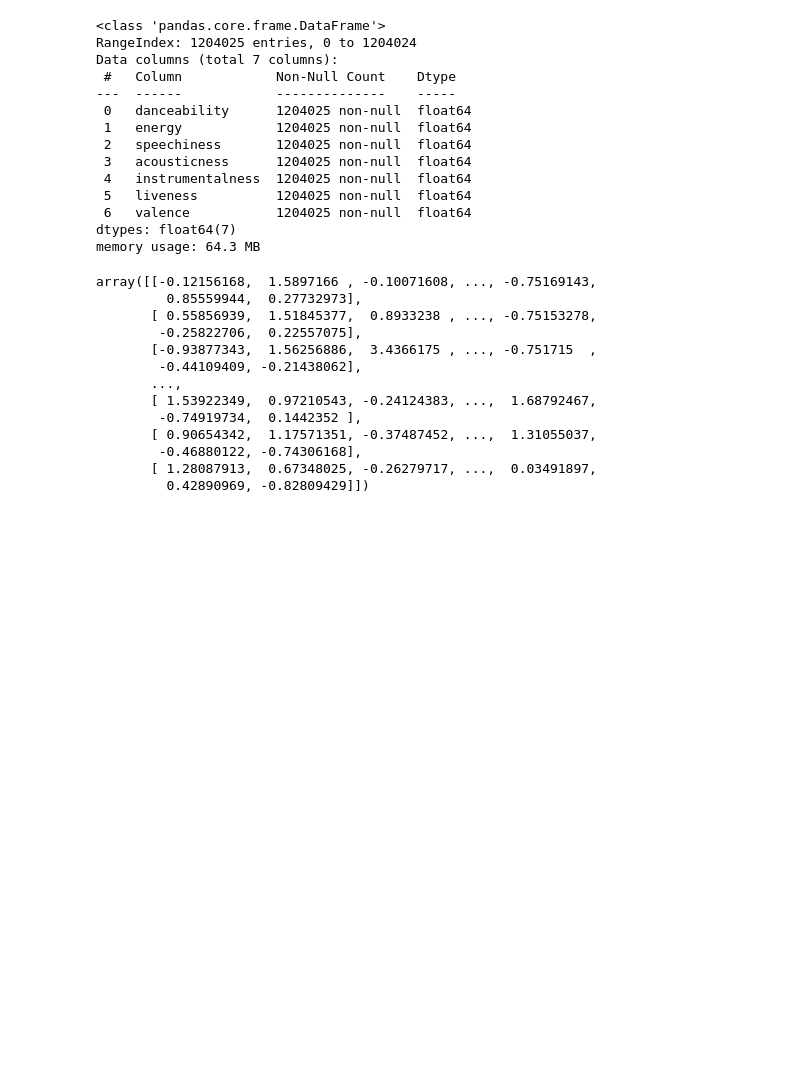
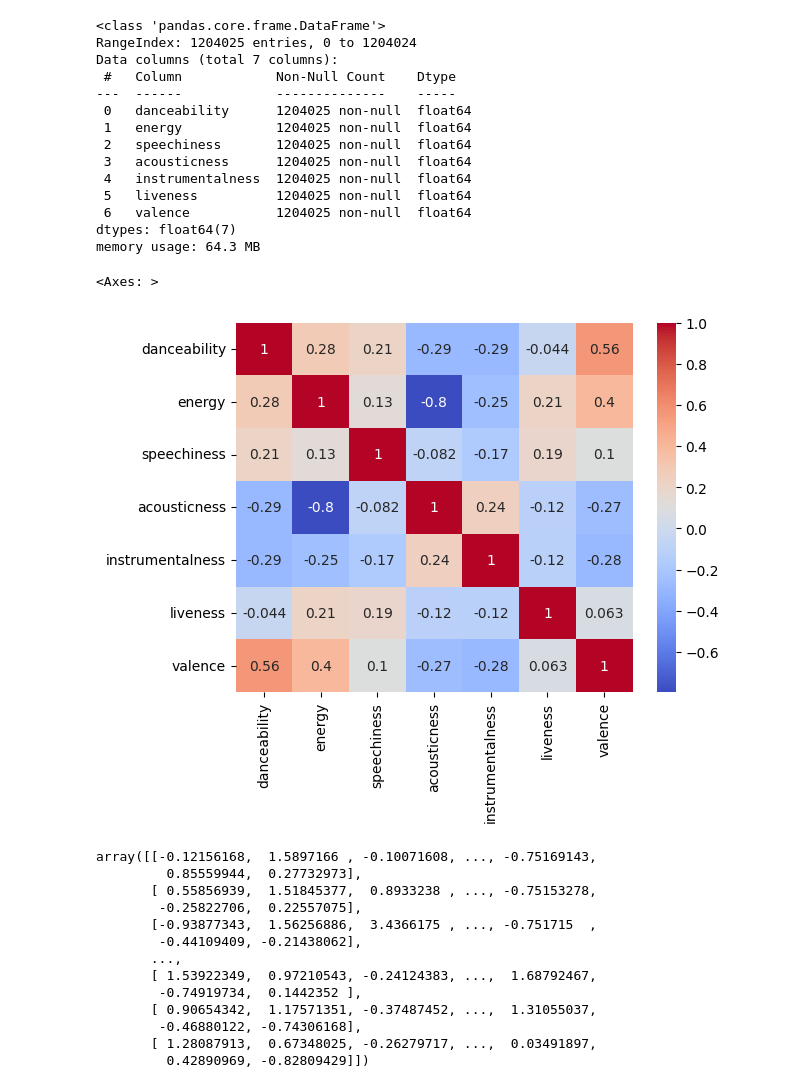
Before and after one commit to iamgalenc/K-Means-Spotifty-Clustering, a Jupyter notebook: K-Means Spotify Clustering.ipynb, the cells around one changed output. Cells and saved outputs as stored; diff of their text form; code cells hidden in the pictures; blank space fills up the shorter version.

Commit message:
Add files via upload
Added heatmap

```diff
--- a/K-Means Spotify Clustering.ipynb
+++ b/K-Means Spotify Clustering.ipynb
@@ -10,6 +11,7 @@ from sklearn.decomposition import PCA
 #DATA PREPROCESSING
 df = pd.read_csv("tracks_features.csv")
 df1 = df.drop(df.columns[[0, 1, 2, 3, 4, 5, 6, 7, 8, 11, 12, 13, 19, 20, 21, 22, 23]], axis=1)
+df1 = pd.DataFrame(df1)
 df1
 # %% [output]
 |  | danceability | energy | speechiness | acousticness | instrumentalness | liveness | valence |
@@ -42,6 +44,12 @@ Data columns (total 7 columns):
  6   valence           1204025 non-null  float64
 dtypes: float64(7)
 memory usage: 64.3 MB
+# %%
+correlation = df1.corr()
+sns.heatmap(correlation, annot=True, cmap='coolwarm')
+# %% [output]
+<Axes: >
+[figure, added]
 # %%
 #SCALING DATA
 scaler = StandardScaler()
```
Also changed, not shown: parts of 2 cells of this notebook.
